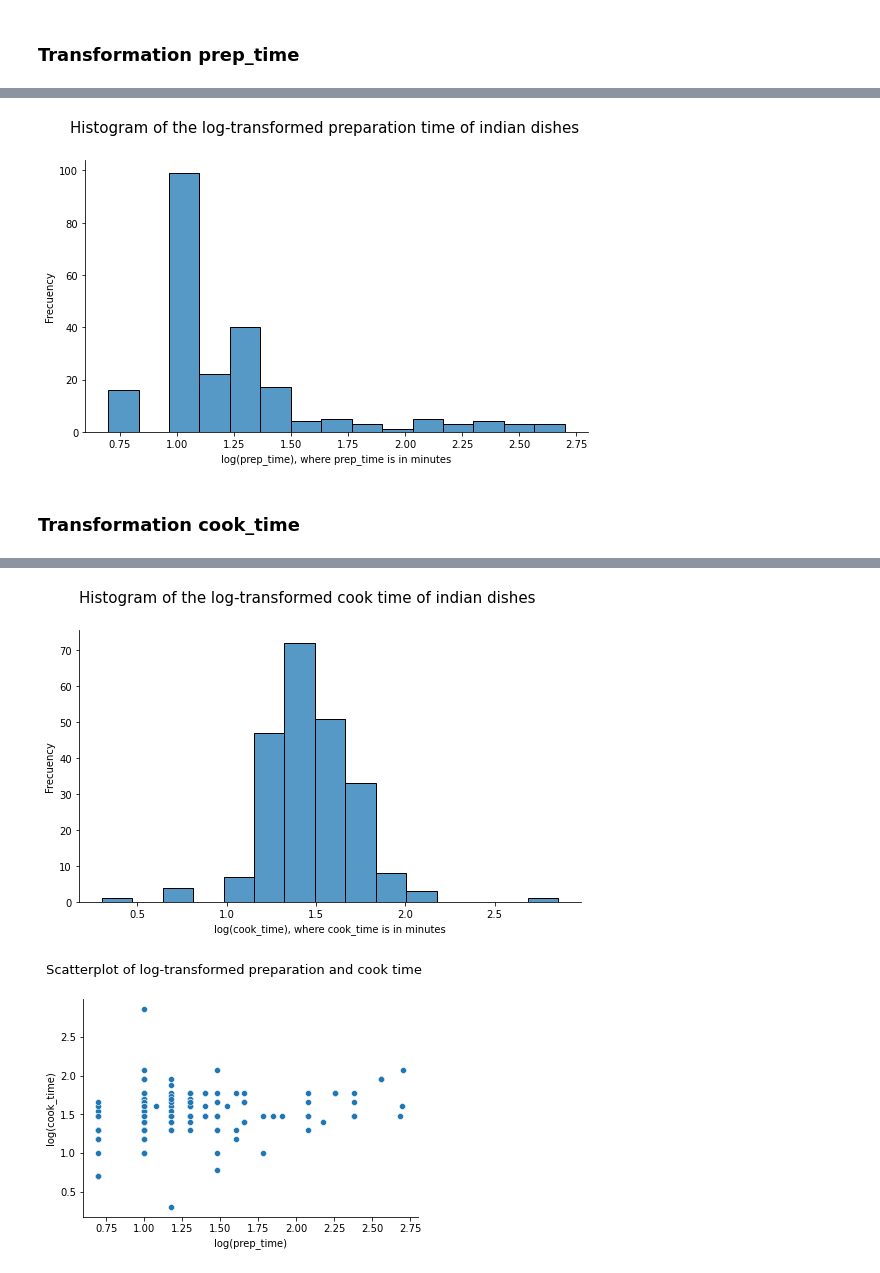
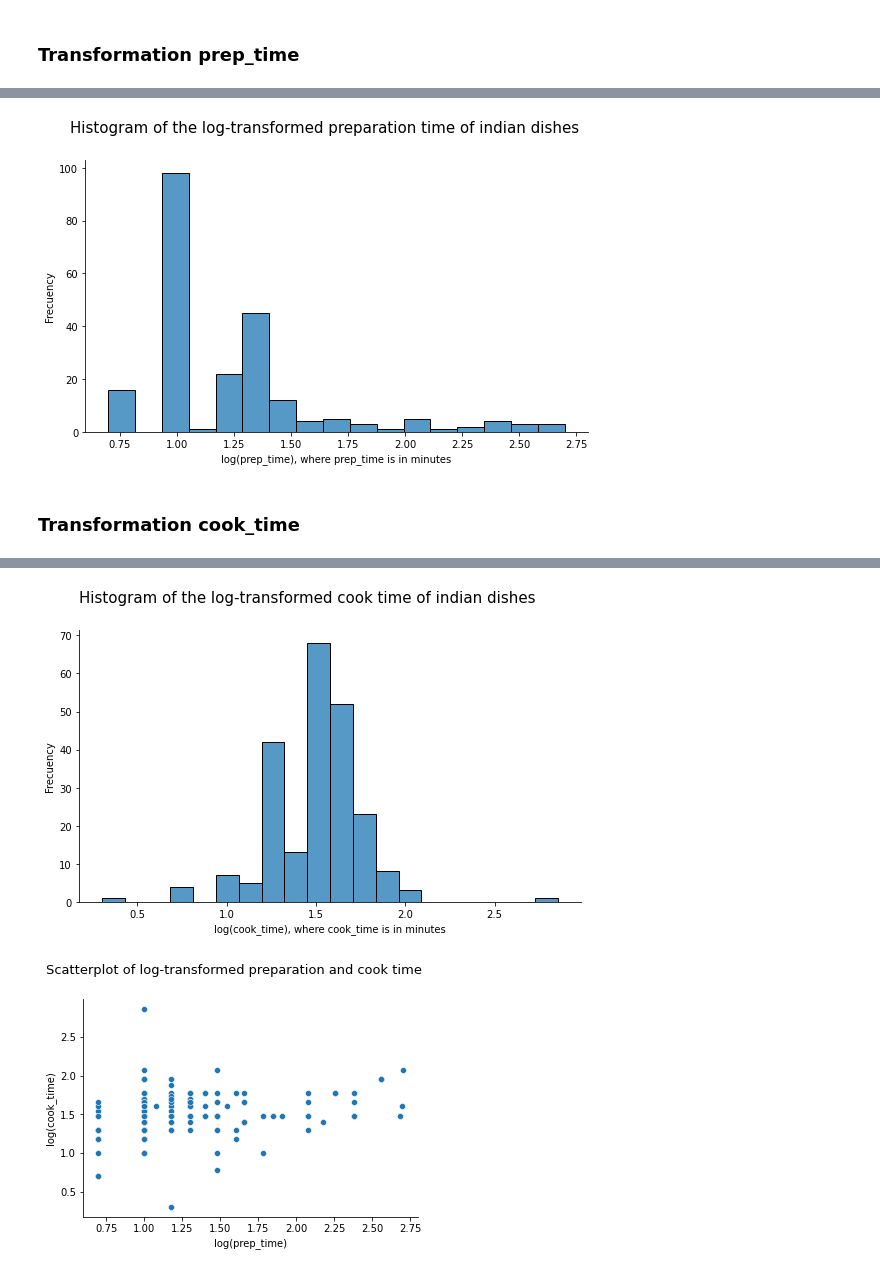
Before and after one commit to aijimenez/EDA_indian_food, a Jupyter notebook: Correlation_Covariance_2variables.ipynb, the cells around one changed output, grey strips where cells are left out. Drawn from its saved outputs; the diff is of its cells as text; code cells hidden in the pictures.

Commit message:
final plots added

```diff
--- a/Correlation_Covariance_2variables.ipynb
+++ b/Correlation_Covariance_2variables.ipynb
@@ -79,7 +79,7 @@ indian_food.head(2)
 # %%
 plt.figure(figsize=(9,5)) #figsize=(9,5)
 
-sns.histplot(indian_food, x="log_prep_time", bins= 15) #, bins= 50
+sns.histplot(indian_food, x="log_prep_time", bins= 17) #, bins= 50
 
 plt.title("Histogram of the log-transformed preparation time of indian dishes", fontsize=15, loc='left', y=1.08, x=-0.03)
 plt.xlabel("log(prep_time), where prep_time is in minutes")
@@ -90,7 +90,7 @@ sns.despine(bottom = False, left = False) # remove frames
 
 plt.show()
 # %% [output]
-[figure, old version]
+[figure, new version]
 # %% [markdown]
 ### Transformation cook_time
 # %%
@@ -103,17 +103,17 @@ indian_food.head(2)
 # %%
 plt.figure(figsize=(9,5))
 
-sns.histplot(indian_food, x="log_cook_time", bins= 15) #, bins= 15
+sns.histplot(indian_food, x="log_cook_time", bins= 20) #, bins= 15
 
 plt.title("Histogram of the log-transformed cook time of indian dishes", fontsize=15, loc='left', y=1.08)
 plt.xlabel("log(cook_time), where cook_time is in minutes")
 plt.ylabel("Frecuency")
 
 sns.despine(bottom = False, left = False) # remove frames
 
 plt.show()
 # %% [output]
-[figure, old version]
+[figure, new version]
 # %%
 # use the function regplot to make a scatterplot
 plt.figure()
```
Also changed, not shown: parts of 3 cells of this notebook.
